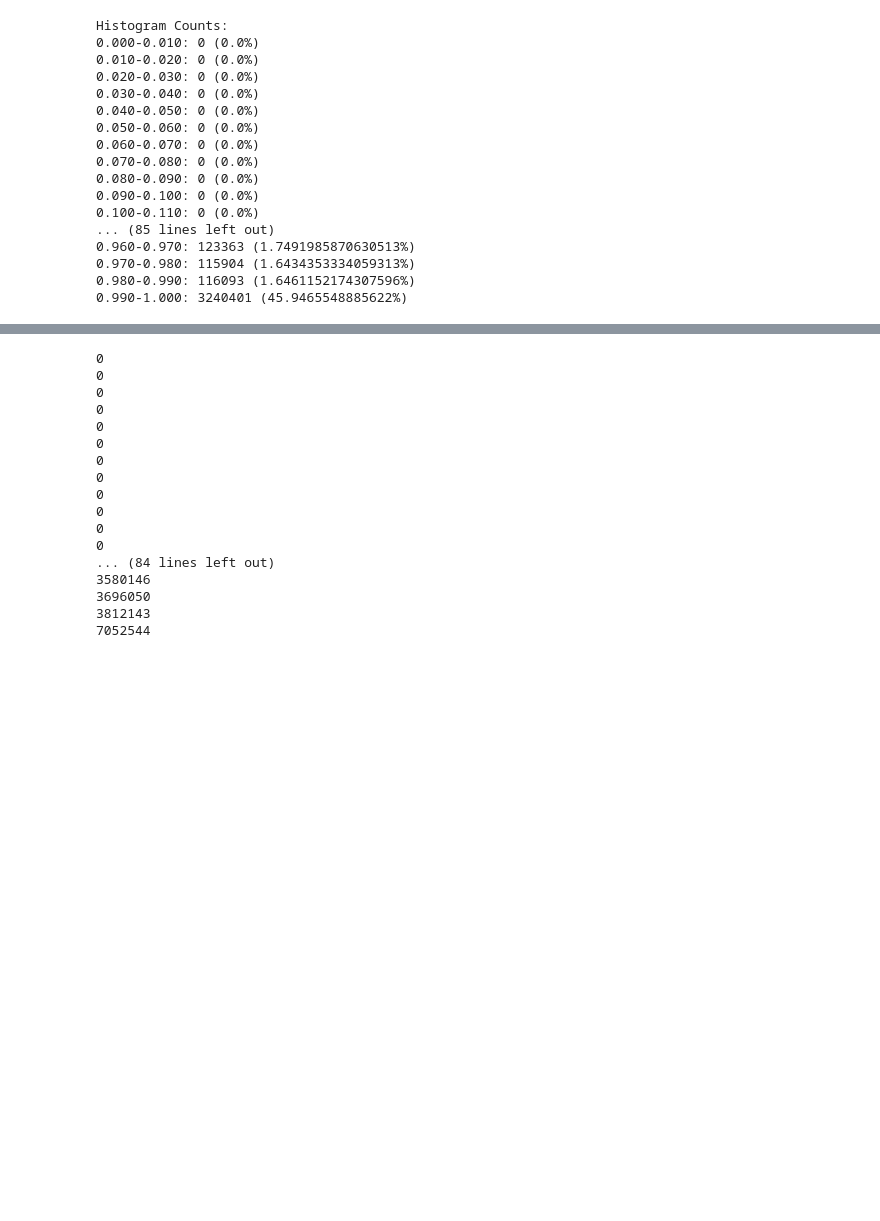
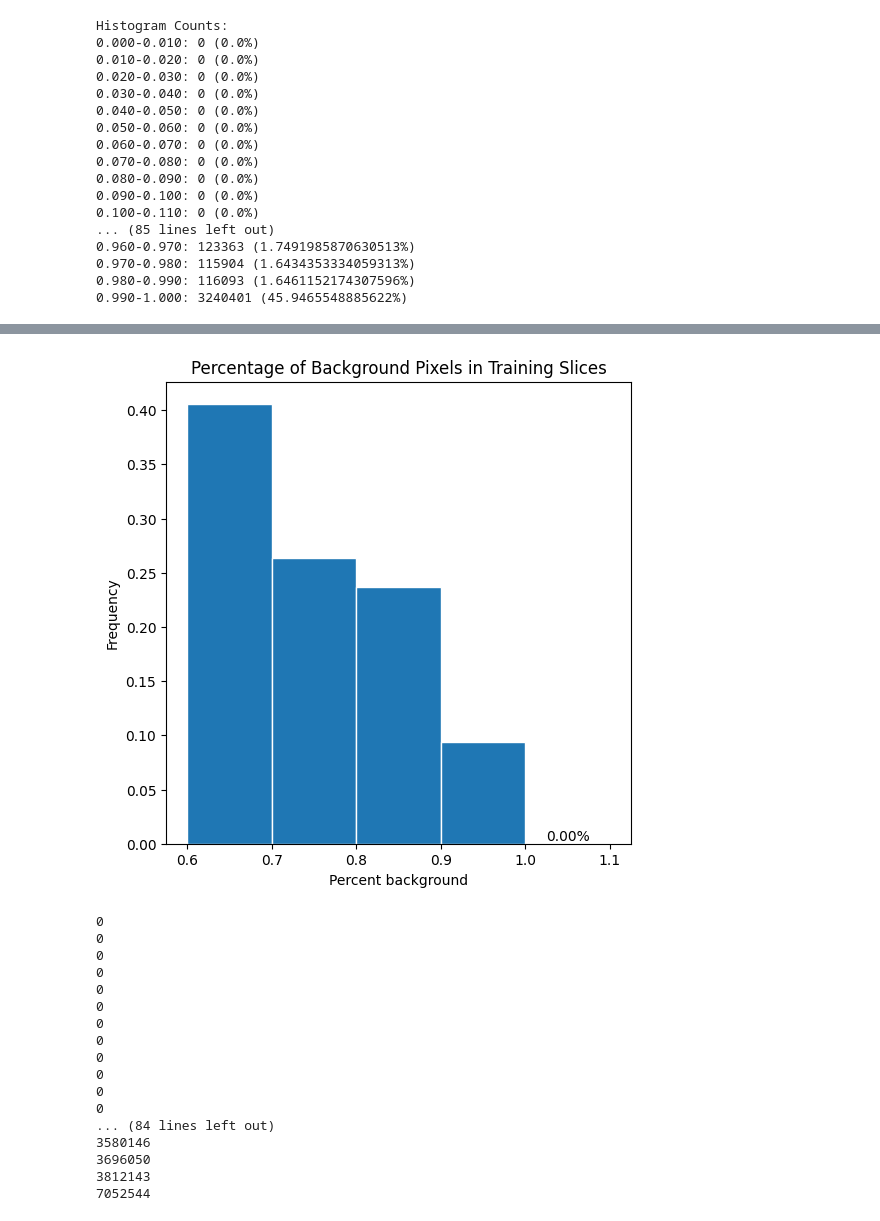
Before and after one commit to sabeenlohawala/brain_segmentation, a Jupyter notebook: notebooks/histogram_scratch.ipynb, the cells around one changed output, grey strips where cells are left out. Cells and saved outputs as stored; diff of their text form; code cells hidden in the pictures; blank space fills up the shorter version.

```diff
--- a/notebooks/histogram_scratch.ipynb
+++ b/notebooks/histogram_scratch.ipynb
@@ -46,3 +92,31 @@ Histogram Counts:
+# %%
+bin_size = 0.1
+# Adjusting the bins array to start from 0.4
+bins = np.arange(0.6, 1 + bin_size, bin_size)
+hist_counts, bin_edges = np.histogram(list(percent_dict.values()), bins=bins)
+total_count = sum(hist_counts)
+hist_percentages = [item / total_count for item in hist_counts]
+
+# Plotting the histogram
+plt.figure(figsize=(6,6))
+plt.bar(bin_edges[:-1], hist_percentages, width=bin_size, align='edge', edgecolor='white')
+
+# Adding labels and title
+plt.xlabel('Percent background')
+plt.ylabel('Frequency')
+plt.title('Percentage of Background Pixels in Training Slices')
+
+# # Adding percentage labels on top of each bar
+for count, bin_edge in zip(hist_percentages, bin_edges[:-1]):
+    # percentage = count / total_count * 100
+    percentage = count * 100
+    if bin_edge >= 0.99:
+        plt.text(bin_edge + bin_size / 2, count, f"{percentage:.2f}%", ha='center', va='bottom')
+
+# plt.grid(True)
+plt.show()
+# %% [output]
+[figure, added]
 # %%
 for i in range(1,len(hist_counts) + 1):
     print(sum(hist_counts[:i]))
```
Also changed, not shown: parts of 7 cells of this notebook, 6 other files.
